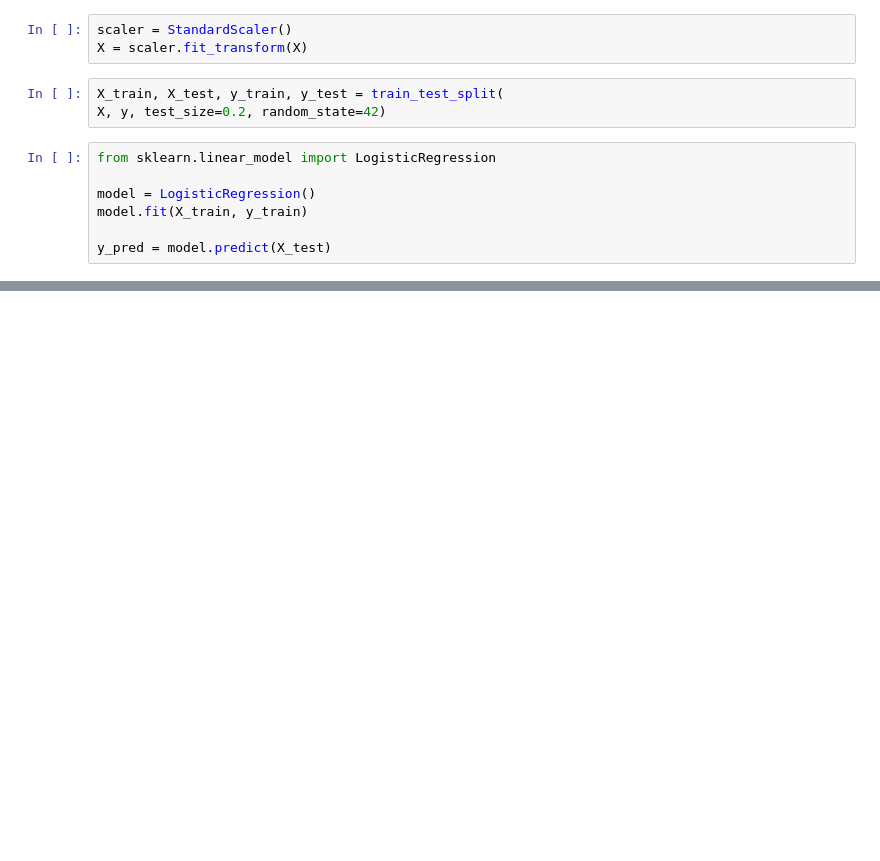
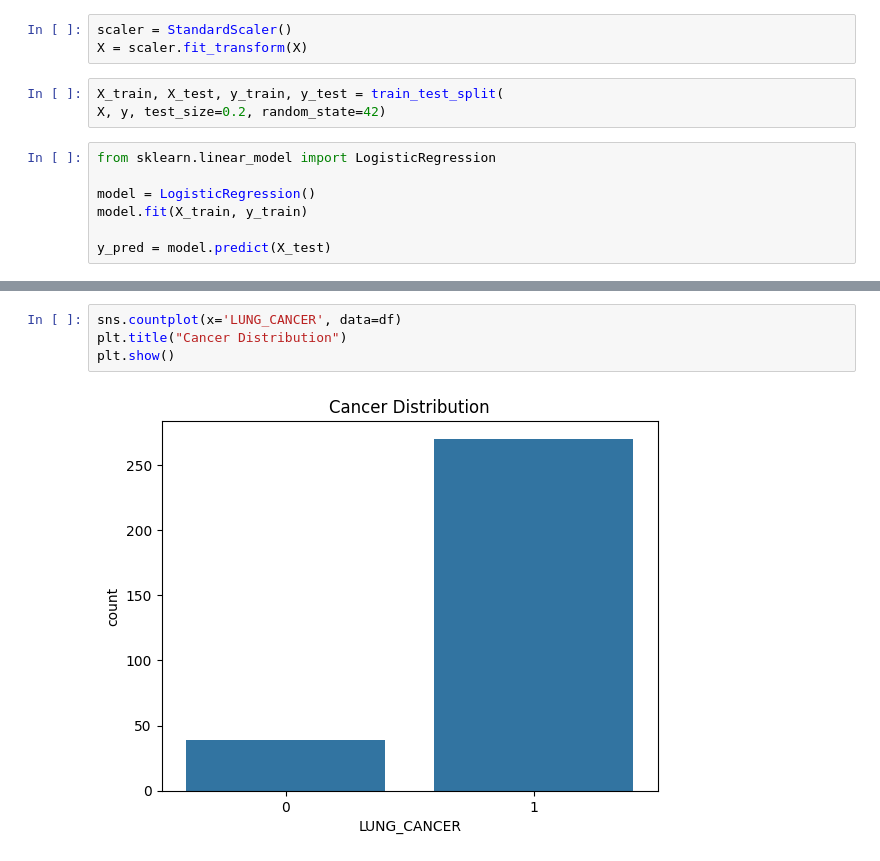
Before and after one commit to harshi2410/ML_Project, a Jupyter notebook: 01_logistic_regression.ipynb, the cells around one changed output, grey strips where cells are left out. Saved outputs shown, nothing was run; the diff lists cells and outputs as text; blank space fills up the shorter version.

```diff
--- a/01_logistic_regression.ipynb
+++ b/01_logistic_regression.ipynb
@@ -110,0 +141,6 @@ y_pred = model.predict(X_test)
+# %%
+sns.countplot(x='LUNG_CANCER', data=df)
+plt.title("Cancer Distribution")
+plt.show()
+# %% [output]
+[figure, added]
```
Also changed, not shown: parts of 3 cells of this notebook.
